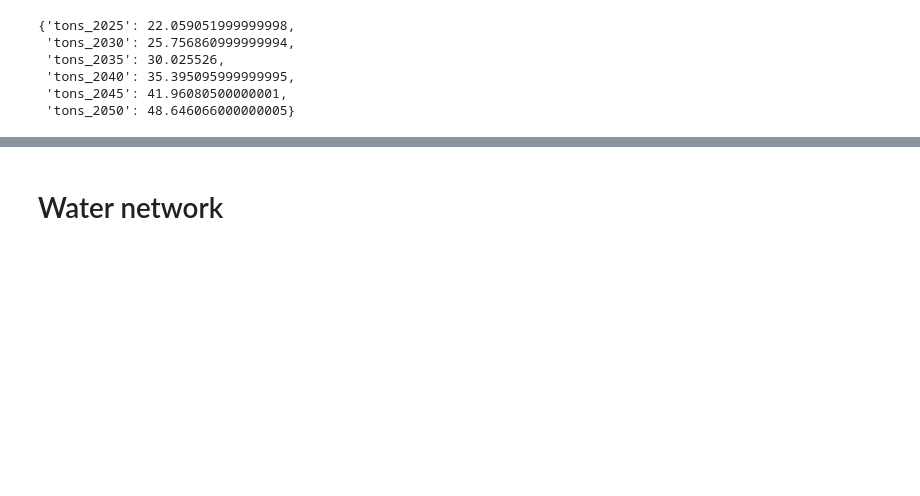
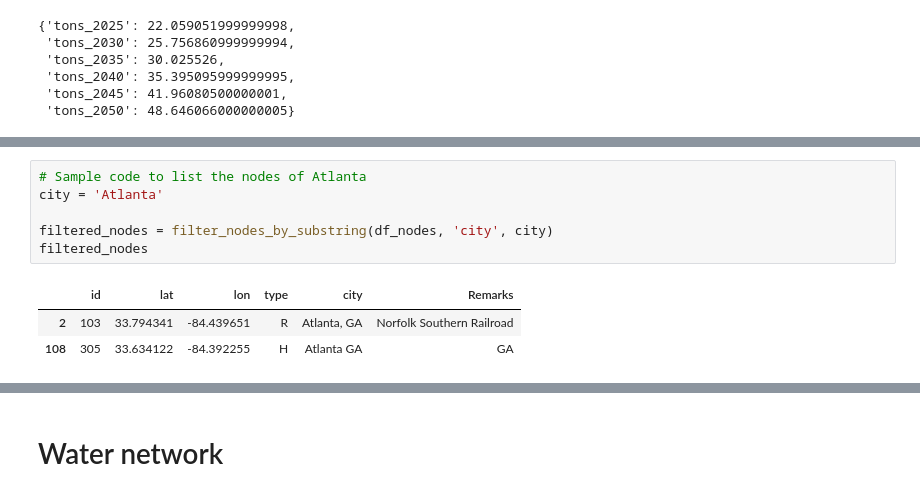
Before and after one commit to ILABUTK/RECOIL_Datasets, a Jupyter notebook: usage.ipynb, the cells around one changed output, grey strips where cells are left out. Drawn from its saved outputs; the diff is of its cells as text; blank space fills up the shorter version.

```diff
--- a/usage.ipynb
+++ b/usage.ipynb
@@ -195,0 +249,10 @@ KeyError: (103, 302)
+# %%
+# Sample code to list the nodes of Atlanta
+city = 'Atlanta'
+
+filtered_nodes = filter_nodes_by_substring(df_nodes, 'city', city)
+filtered_nodes
+# %% [output]
+|  | id | lat | lon | type | city | Remarks |
+| 2 | 103 | 33.794341 | -84.439651 | R | Atlanta, GA | Norfolk Southern Railroad |
+| 108 | 305 | 33.634122 | -84.392255 | H | Atlanta GA | GA |
```
Also changed, not shown: parts of 11 cells of this notebook, 1 other file.
